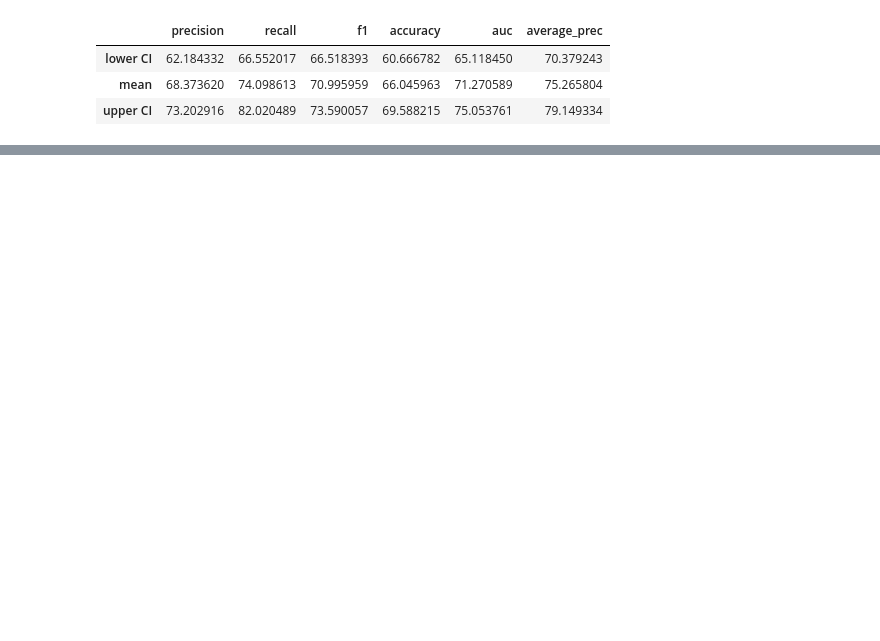
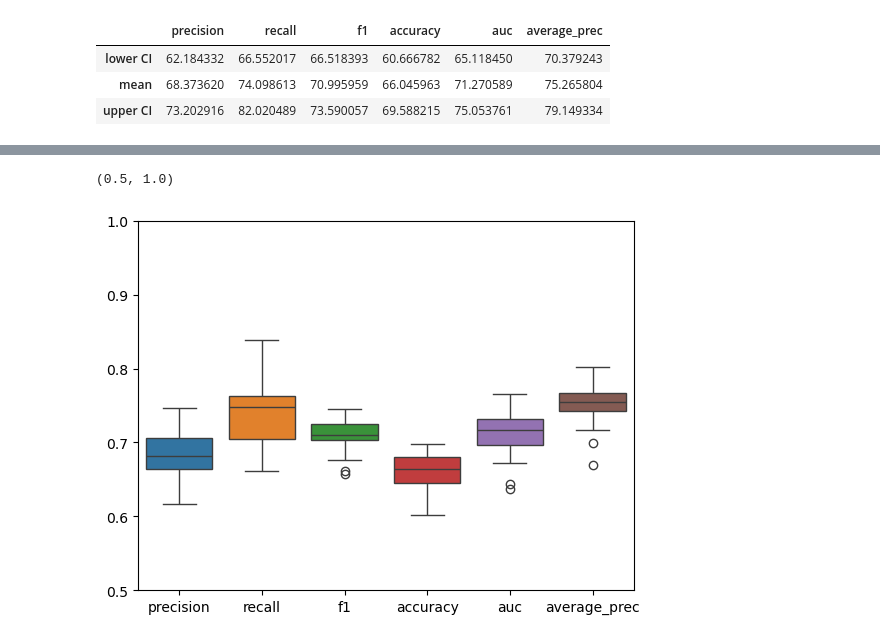
Before and after one commit to sonjakatz/myaReg-genderDifferences, a Jupyter notebook: scripts/30_prediction/31_analysePerformance.ipynb, the cells around one changed output, grey strips where cells are left out. Drawn from its saved outputs; the diff is of its cells as text; code cells hidden in the pictures; blank space fills up the shorter version.

```diff
--- a/scripts/30_prediction/31_analysePerformance.ipynb
+++ b/scripts/30_prediction/31_analysePerformance.ipynb
@@ -76,0 +130,11 @@ df["precision"].hist()
+# %%
+fig, ax = plt.subplots()
+
+df_5 = df.copy()
+df_5["vars"] = "fs"
+
+sns.boxplot(data=df_5)
+ax.set_ylim(0.5, 1)
+# %% [output]
+(0.5, 1.0)
+[figure, added]
```
Also changed, not shown: parts of 18 cells of this notebook, 5 other files.
